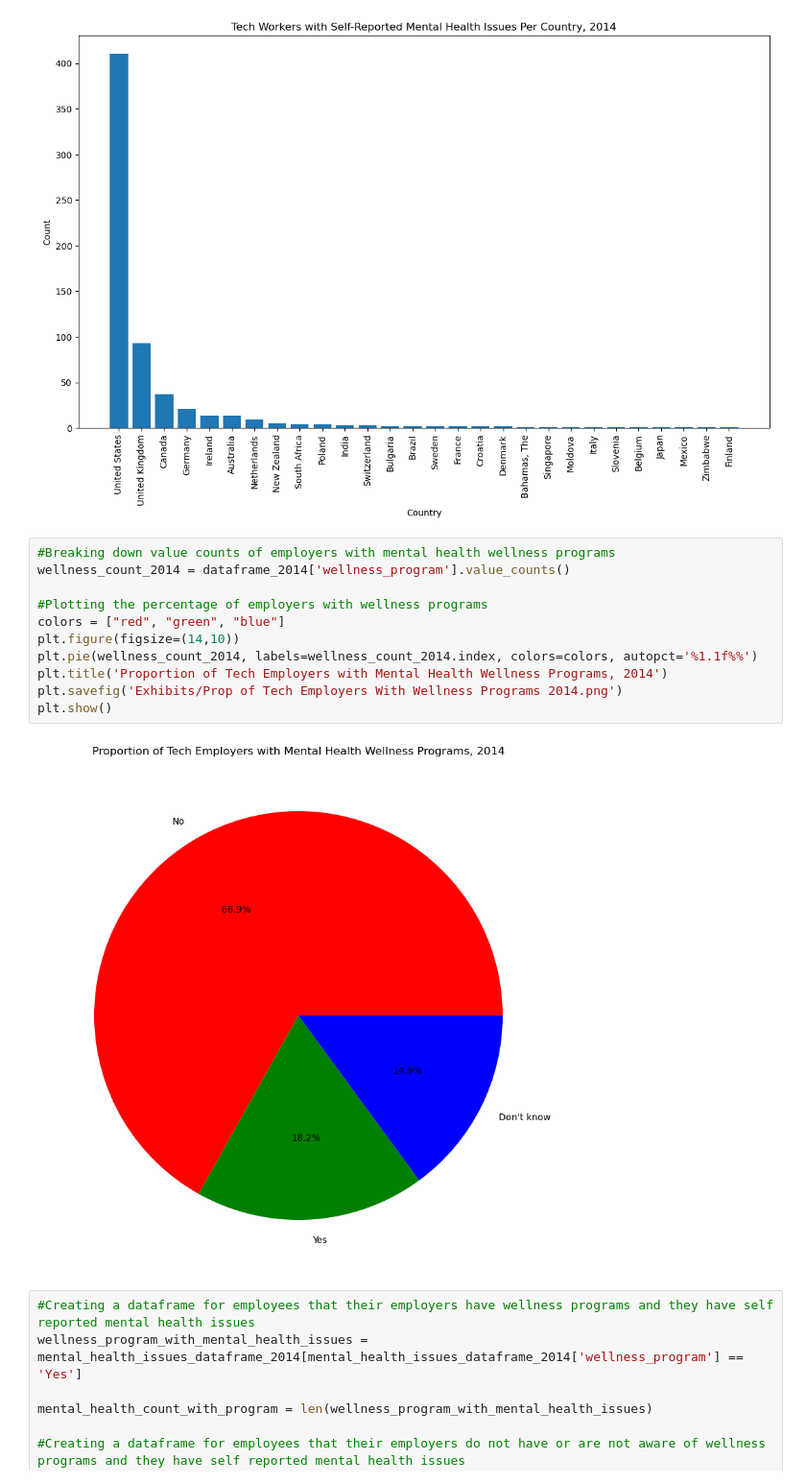
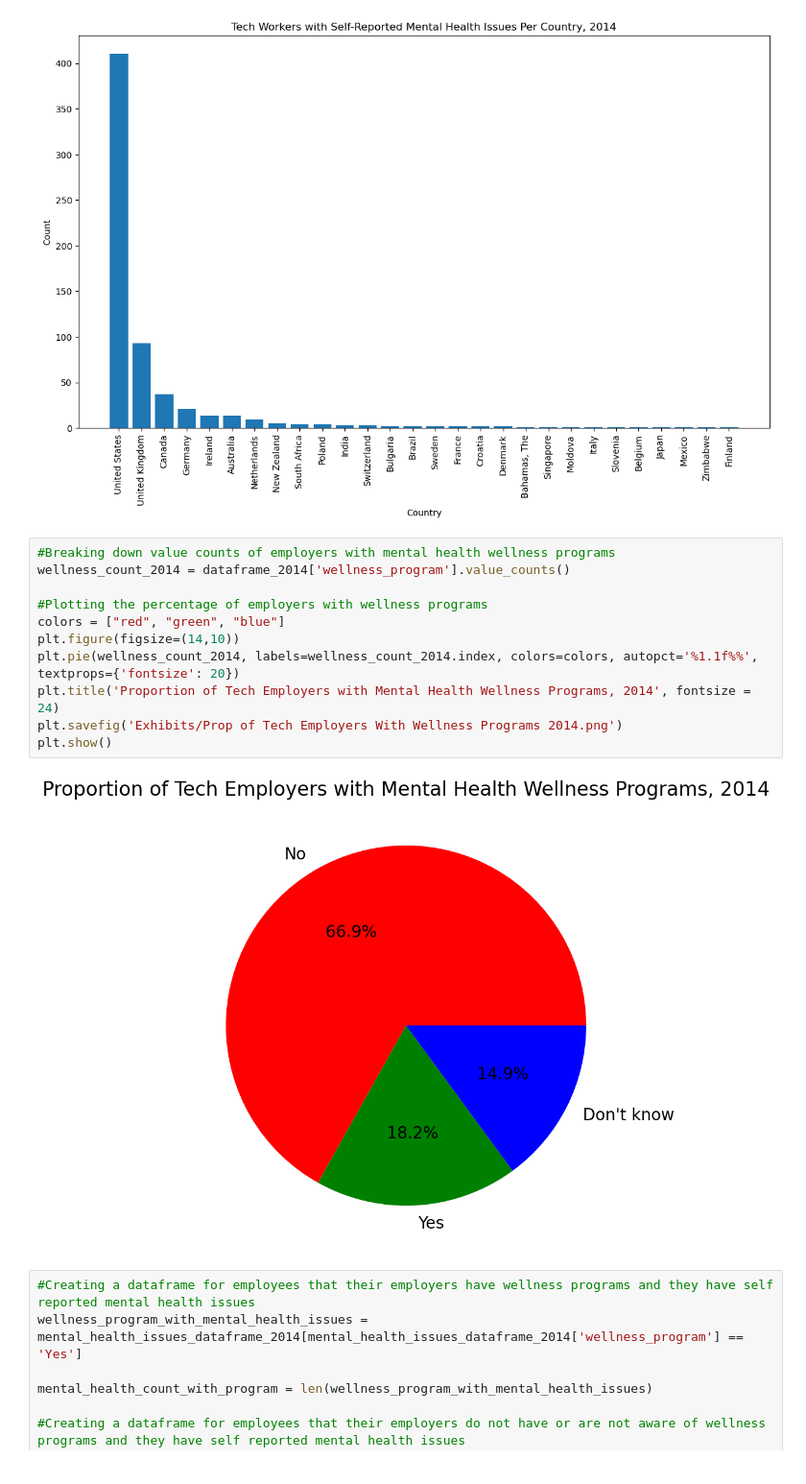
Before and after one commit to K-G-Witt/project1-team4, a Jupyter notebook: rcl_file.ipynb, the cells around one changed output. Shown at 96% size. Saved outputs shown, nothing was run; the diff lists cells and outputs as text.

```diff
--- a/rcl_file.ipynb
+++ b/rcl_file.ipynb
@@ -70,16 +76,16 @@ plt.show
 # %%
 #Breaking down value counts of employers with mental health wellness programs
 wellness_count_2014 = dataframe_2014['wellness_program'].value_counts()
 
 #Plotting the percentage of employers with wellness programs
 colors = ["red", "green", "blue"]
 plt.figure(figsize=(14,10))
-plt.pie(wellness_count_2014, labels=wellness_count_2014.index, colors=colors, autopct='%1.1f%%')
-plt.title('Proportion of Tech Employers with Mental Health Wellness Programs, 2014')
+plt.pie(wellness_count_2014, labels=wellness_count_2014.index, colors=colors, autopct='%1.1f%%', textprops={'fontsize': 20})
+plt.title('Proportion of Tech Employers with Mental Health Wellness Programs, 2014', fontsize = 24)
 plt.savefig('Exhibits/Prop of Tech Employers With Wellness Programs 2014.png')
 plt.show()
 # %% [output]
-[figure, old version]
+[figure, new version]
 # %%
 #Creating a dataframe for employees that their employers have wellness programs and they have self reported mental health issues
 wellness_program_with_mental_health_issues = mental_health_issues_dataframe_2014[mental_health_issues_dataframe_2014['wellness_program'] == 'Yes']
```
Also changed, not shown: parts of 14 cells of this notebook, 12 other files.
